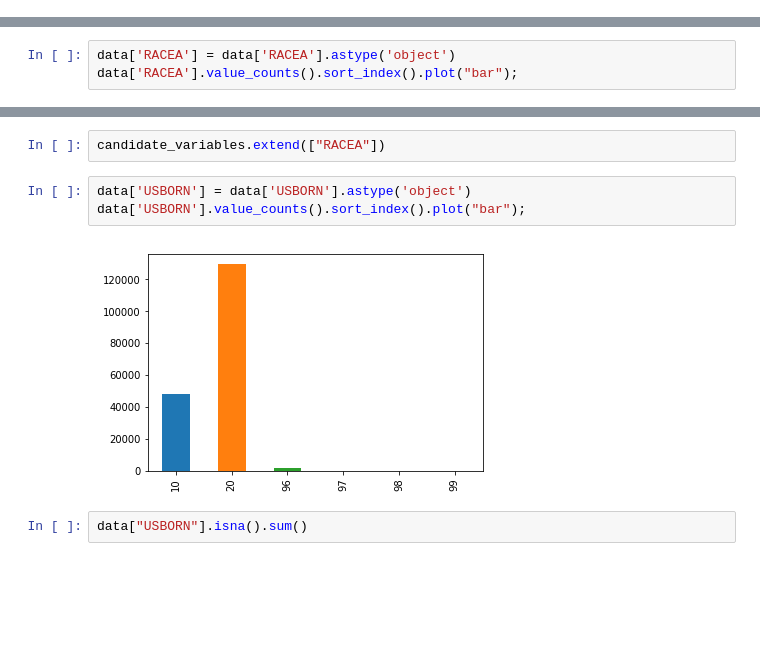
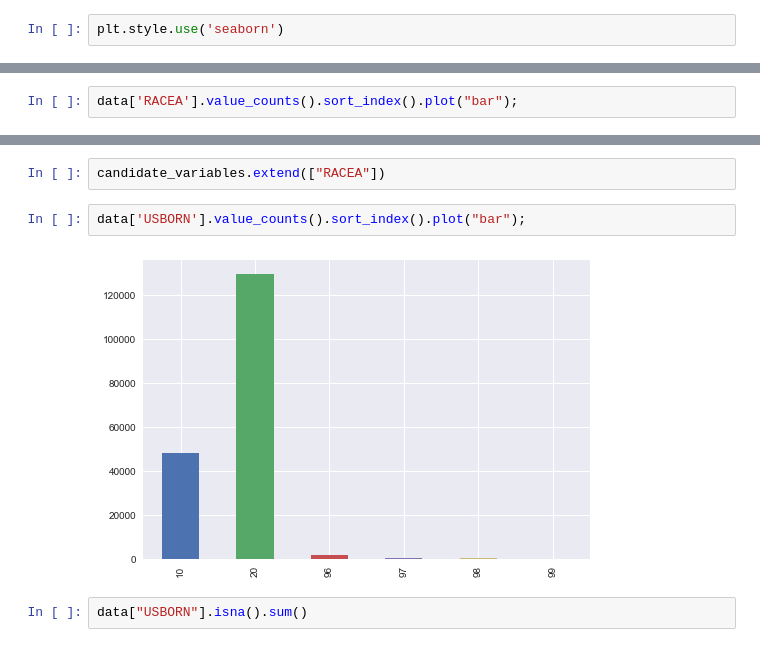
Before and after one commit to honshu77/DSA_project, a Jupyter notebook: IPUMS.ipynb, the cells around one changed output, grey strips where cells are left out. Cells and saved outputs as stored; diff of their text form; blank space fills up the shorter version.

```diff
--- a/IPUMS.ipynb
+++ b/IPUMS.ipynb
@@ -16,4 +18,6 @@ from sklearn.ensemble.partial_dependence import partial_dependence, plot_partial
 import xgboost as xgb
+# %%
+plt.style.use('seaborn')
 # %%
 def logreg_auc(variables, target, basetable):
     X = basetable[variables]
@@ -310,6 +236,5 @@ is deprecated and will be removed in a future version
 # %%
 candidate_variables.extend(["FAMSIZE"])
 # %%
-data['RACEA'] = data['RACEA'].astype('object')
 data['RACEA'].value_counts().sort_index().plot("bar");
 # %% [output]
@@ -345,10 +255,9 @@ is deprecated and will be removed in a future version
 # %%
 candidate_variables.extend(["RACEA"])
 # %%
-data['USBORN'] = data['USBORN'].astype('object')
 data['USBORN'].value_counts().sort_index().plot("bar");
 # %% [output]
-[figure, old version]
+[figure, new version]
 # %%
 data["USBORN"].isna().sum()
 # %% [output]
```
Also changed, not shown: parts of 85 cells of this notebook.
